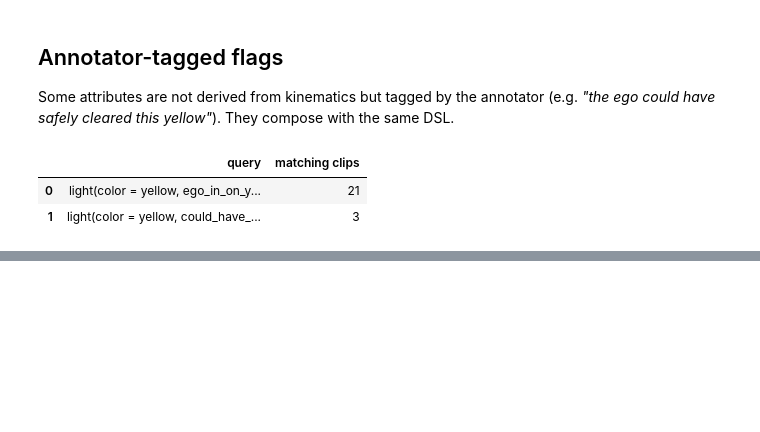
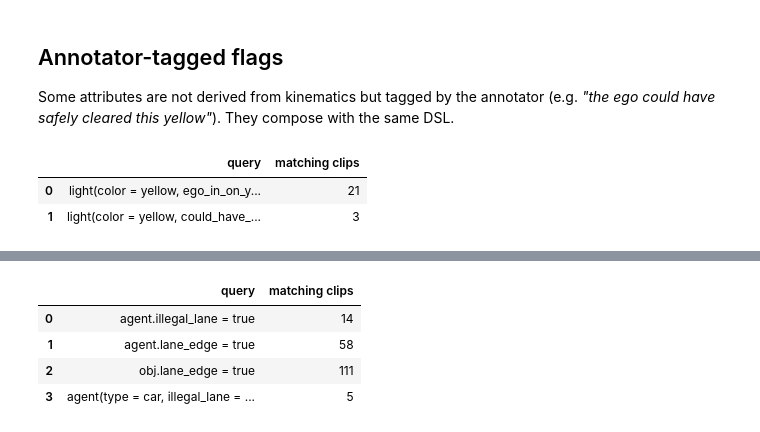
Before and after one commit to nv-tlabs/cascade-devkit, a Jupyter notebook: notebooks/02_query_dsl_tour.ipynb, the cells around one changed output, grey strips where cells are left out. Saved outputs shown, nothing was run; the diff lists cells and outputs as text; code cells hidden in the pictures; blank space fills up the shorter version.

```diff
--- a/notebooks/02_query_dsl_tour.ipynb
+++ b/notebooks/02_query_dsl_tour.ipynb
@@ -423,0 +290,13 @@ run([
+# %%
+run([
+    "agent.illegal_lane = true",
+    "agent.lane_edge = true",
+    "obj.lane_edge = true",
+    "agent(type = car, illegal_lane = true)",
+])
+# %% [output]
+|  | query | matching clips |
+| 0 | agent.illegal_lane = true | 14 |
+| 1 | agent.lane_edge = true | 58 |
+| 2 | obj.lane_edge = true | 111 |
+| 3 | agent(type = car, illegal_lane = ... | 5 |
```
Also changed, not shown: parts of 30 cells of this notebook, 4 other files.
